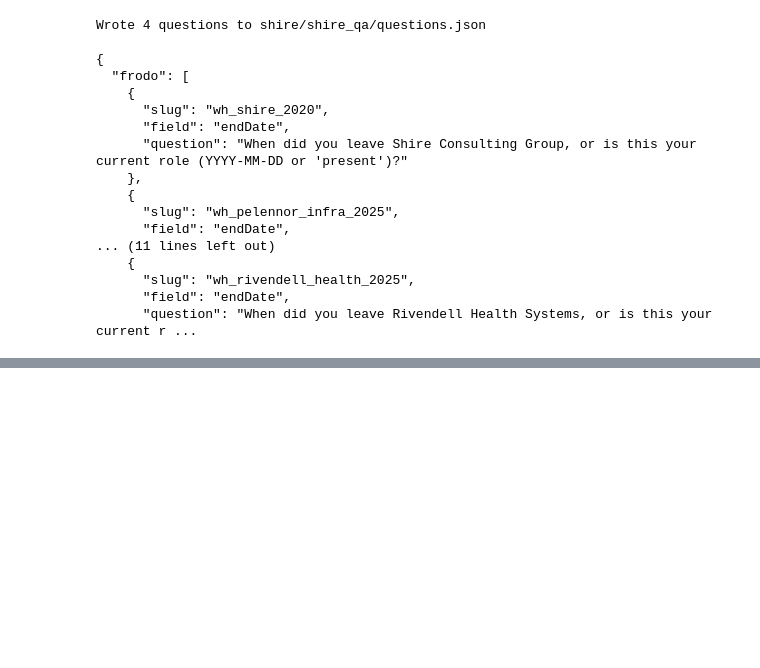
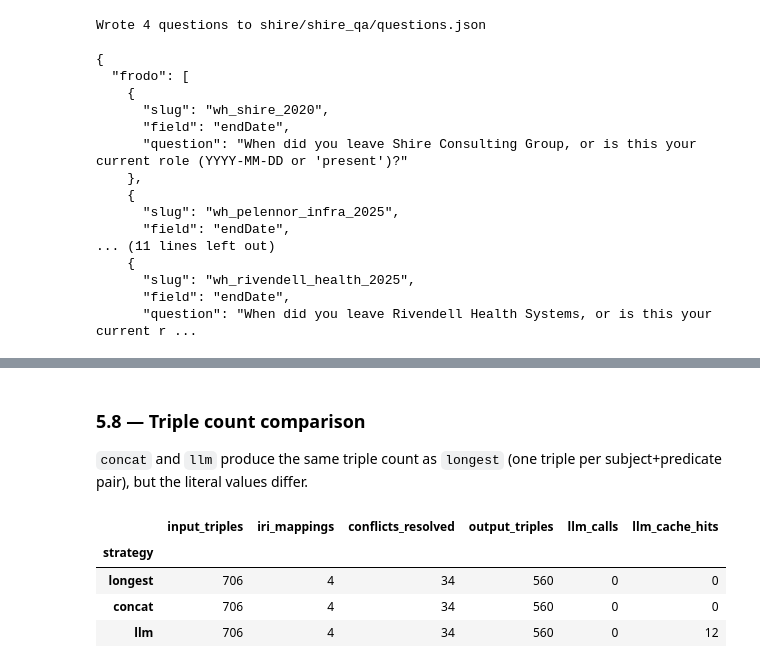
Before and after one commit to kelu124/Resume_RDF_update, a Jupyter notebook: application_example.ipynb, the cells around one changed output, grey strips where cells are left out. Cells and saved outputs as stored; diff of their text form; code cells hidden in the pictures; blank space fills up the shorter version.

```diff
--- a/application_example.ipynb
+++ b/application_example.ipynb
@@ -529,0 +955,20 @@ Wrote 4 questions to shire/shire_qa/questions.json
+# %%
+# Find the canonical IRI for the Northern Energy project in the merged graph
+g_ref = results["longest"][1]
+target_iri = None
+for proj in g_ref.subjects(_CVX.projectName, None):
+    name = str(next(g_ref.objects(proj, _CVX.projectName), ""))
+    if "Northern Energy" in name or "Smart Grid" in name:
+        target_iri = proj
+        break
+
+if target_iri is None:
+    print("Project not found — adjust the name filter above")
+else:
+    print(f"Project IRI: {target_iri}\n")
+    for strat in strategies:
+        g = results[strat][1]
+        desc = next(g.objects(target_iri, _CVX.projectDescription), "(not found)")
+        print(f"--- {strat} ---")
+        print(str(desc))
+        print()
@@ -530,3 +986,31 @@ Wrote 4 questions to shire/shire_qa/questions.json
+# %% [markdown]
+### 5.8 — Triple count comparison
+
+`concat` and `llm` produce the same triple count as `longest`
+(one triple per subject+predicate pair), but the literal values differ.
+# %%
+import pandas as pd
+
+rows = []
+for strat, (stats, _) in results.items():
+    rows.append({
+        "strategy": strat,
+        "input_triples": stats.input_triples,
+        "iri_mappings": stats.iri_mappings,
+        "conflicts_resolved": stats.conflicts_resolved,
+        "output_triples": stats.output_triples,
+        "llm_calls": stats.llm_calls,
+        "llm_cache_hits": stats.llm_cache_hits,
+    })
+
+df = pd.DataFrame(rows).set_index("strategy")
+df
+# %% [output]
+|  | input_triples | iri_mappings | conflicts_resolved | output_triples | llm_calls | llm_cache_hits |
+| strategy |  |  |  |  |  |  |
+| longest | 706 | 4 | 34 | 560 | 0 | 0 |
+| concat | 706 | 4 | 34 | 560 | 0 | 0 |
+| llm | 706 | 4 | 34 | 560 | 0 | 12 |
 # %% [markdown]
 ---
 ## Summary
```
Also changed, not shown: parts of 38 cells of this notebook, 13 other files.
